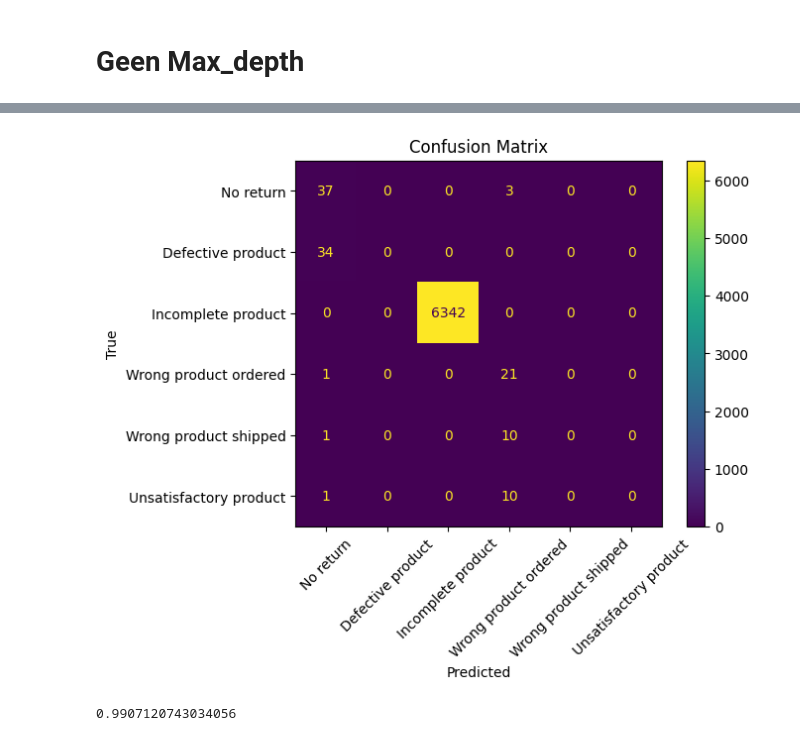
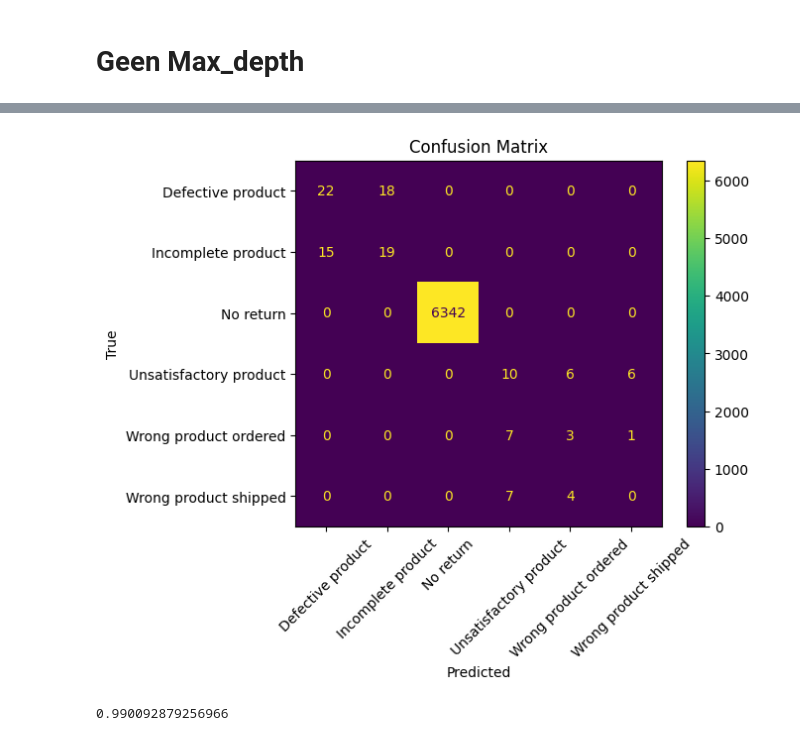
Before and after one commit to NoahGram/Johari_Venster, a Jupyter notebook: week_8/src/PR8-2.ipynb, the cells around one changed output, grey strips where cells are left out. Cells and saved outputs as stored; diff of their text form; code cells hidden in the pictures.

```diff
--- a/week_8/src/PR8-2.ipynb
+++ b/week_8/src/PR8-2.ipynb
@@ -129,7 +191,7 @@ list(X.columns)
 # %% [markdown]
 # Geen Max_depth
 # %%
-dtree = DecisionTreeClassifier(max_depth=2)
+dtree = DecisionTreeClassifier()
 dtree = dtree.fit(X_train, y_train) # Model trainen
 tree.plot_tree(dtree, feature_names=X.columns) # Boomstructuur weergeven
 plt.show()
@@ -157,16 +208,19 @@ model_results_frame
 # %%
+labels = ['Defective product', 'Incomplete product', 'No return',
+       'Unsatisfactory product', 'Wrong product ordered',
+       'Wrong product shipped']
 confusion_matrix = metrics.confusion_matrix(model_results_frame['RETURNED_REASON_description'], model_results_frame['Predicted_Return_Reason'])
-cm_display = metrics.ConfusionMatrixDisplay(confusion_matrix=confusion_matrix, display_labels = ['No return', 'Defective product', 'Incomplete product', 'Wrong product ordered', 'Wrong product shipped', 'Unsatisfactory product'])
+cm_display = metrics.ConfusionMatrixDisplay(confusion_matrix=confusion_matrix, display_labels=labels)
 
 cm_display.plot()
 plt.xticks(rotation=45)
 plt.title('Confusion Matrix')
 plt.xlabel('Predicted')
 plt.ylabel('True')
 plt.show()
 # %% [output]
-[figure, old version]
+[figure, new version]
 # %%
 metrics.accuracy_score(model_results_frame['RETURNED_REASON_description'], model_results_frame['Predicted_Return_Reason']) # Accuracy score berekenen, hoeveel procent van de voorspellingen is correct. 1 is 100% correct, 0 is 0% correct
 # %% [output]
-0.9907120743034056
+0.990092879256966
```
Also changed, not shown: parts of 14 cells of this notebook, 1 other file.
